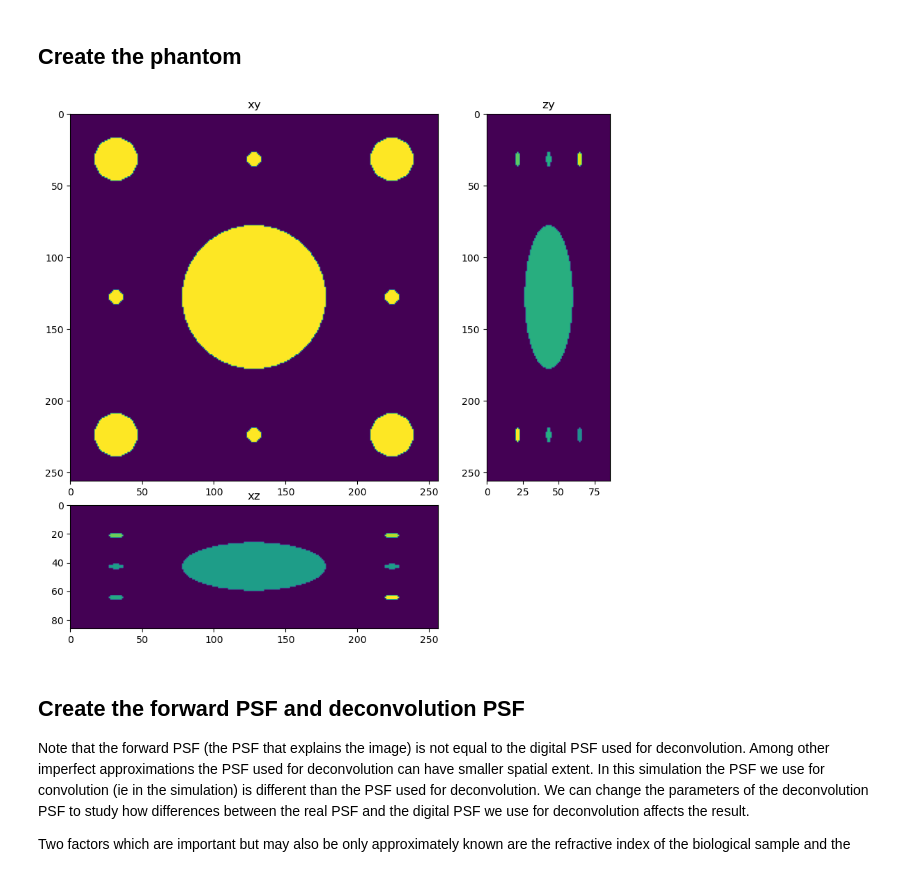
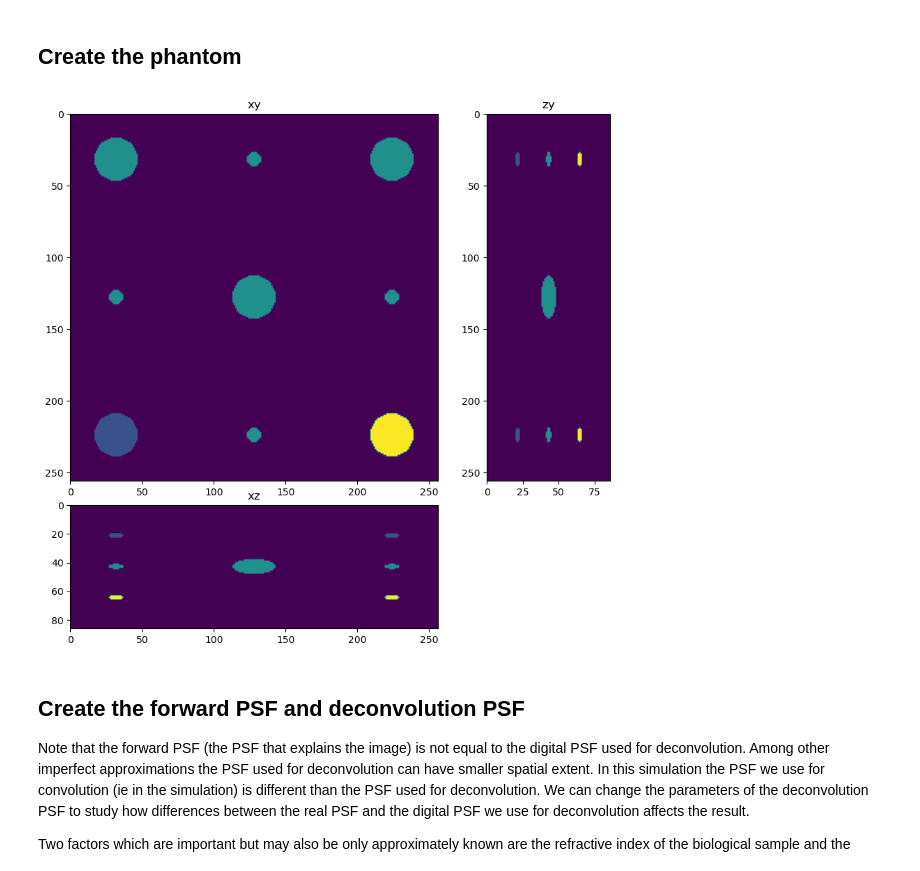
Before and after one commit to True-North-Intelligent-Algorithms/deconvolution-gpu-dl-course, a Jupyter notebook: docs/20_deconvolution/90_decon_systems_design.ipynb, the cells around one changed output. Saved outputs shown, nothing was run; the diff lists cells and outputs as text; code cells hidden in the pictures.

```diff
--- a/docs/20_deconvolution/90_decon_systems_design.ipynb
+++ b/docs/20_deconvolution/90_decon_systems_design.ipynb
@@ -76,45 +79,45 @@ add_small_to_large(phantom, small_sphere, 7*phantom.shape[2]//8, phantom.shape[1
 add_small_to_large(phantom, small_sphere, phantom.shape[2]//2, phantom.shape[1]//8, phantom.shape[0]//2)
 add_small_to_large(phantom, small_sphere, phantom.shape[2]//2, 7*phantom.shape[1]//8, phantom.shape[0]//2)
 
 add_small_to_large(phantom, 1.4*small_sphere, phantom.shape[2]//8, phantom.shape[1]//2, phantom.shape[0]//4)
 add_small_to_large(phantom, 1.6*small_sphere, 7*phantom.shape[2]//8, phantom.shape[1]//2, phantom.shape[0]//4)
 add_small_to_large(phantom, 1.2*small_sphere, phantom.shape[2]//2, phantom.shape[1]//8, phantom.shape[0]//4)
 add_small_to_large(phantom, 1.6*small_sphere, phantom.shape[2]//2, 7*phantom.shape[1]//8, phantom.shape[0]//4)
 
 add_small_to_large(phantom, 1.1*small_sphere, phantom.shape[2]//8, phantom.shape[1]//2, 3*phantom.shape[0]//4)
 add_small_to_large(phantom, 1.8*small_sphere, 7*phantom.shape[2]//8, phantom.shape[1]//2, 3*phantom.shape[0]//4)
 add_small_to_large(phantom, 1.5*small_sphere, phantom.shape[2]//2, phantom.shape[1]//8, 3*phantom.shape[0]//4)
 add_small_to_large(phantom, .8*small_sphere, phantom.shape[2]//2, 7*phantom.shape[1]//8, 3*phantom.shape[0]//4)
 '''
-add_small_to_large(phantom, sphere, phantom.shape[2]//2, phantom.shape[1]//2, phantom.shape[0]//2)
+add_small_to_large(phantom, medium_sphere, phantom.shape[2]//2, phantom.shape[1]//2, phantom.shape[0]//2)
 
 add_small_to_large(phantom, medium_sphere, phantom.shape[2]//8, phantom.shape[1]//8, phantom.shape[0]//2)
-add_small_to_large(phantom, medium_sphere, phantom.shape[2]//8, 7*phantom.shape[1]//8, phantom.shape[0]//2)
+add_small_to_large(phantom, 0.5*medium_sphere, phantom.shape[2]//8, 7*phantom.shape[1]//8, phantom.shape[0]//2)
 add_small_to_large(phantom, medium_sphere, 7*phantom.shape[2]//8, phantom.shape[1]//8, phantom.shape[0]//2)
-add_small_to_large(phantom, medium_sphere, 7*phantom.shape[2]//8, 7*phantom.shape[1]//8, phantom.shape[0]//2)
+add_small_to_large(phantom, 2*medium_sphere, 7*phantom.shape[2]//8, 7*phantom.shape[1]//8, phantom.shape[0]//2)
 
 add_small_to_large(phantom, small_sphere, phantom.shape[2]//8, phantom.shape[1]//2, phantom.shape[0]//2)
 add_small_to_large(phantom, small_sphere, 7*phantom.shape[2]//8, phantom.shape[1]//2, phantom.shape[0]//2)
 add_small_to_large(phantom, small_sphere, phantom.shape[2]//2, phantom.shape[1]//8, phantom.shape[0]//2)
 add_small_to_large(phantom, small_sphere, phantom.shape[2]//2, 7*phantom.shape[1]//8, phantom.shape[0]//2)
 
-add_small_to_large(phantom, 1.4*small_sphere, phantom.shape[2]//8, phantom.shape[1]//2, phantom.shape[0]//4)
-add_small_to_large(phantom, 1.6*small_sphere, 7*phantom.shape[2]//8, phantom.shape[1]//2, phantom.shape[0]//4)
-add_small_to_large(phantom, 1.2*small_sphere, phantom.shape[2]//2, phantom.shape[1]//8, phantom.shape[0]//4)
-add_small_to_large(phantom, 1.6*small_sphere, phantom.shape[2]//2, 7*phantom.shape[1]//8, phantom.shape[0]//4)
+add_small_to_large(phantom, 0.5*small_sphere, phantom.shape[2]//8, phantom.shape[1]//2, phantom.shape[0]//4)
+add_small_to_large(phantom, 0.5*small_sphere, 7*phantom.shape[2]//8, phantom.shape[1]//2, phantom.shape[0]//4)
+add_small_to_large(phantom, 0.5*small_sphere, phantom.shape[2]//2, phantom.shape[1]//8, phantom.shape[0]//4)
+add_small_to_large(phantom, 0.5*small_sphere, phantom.shape[2]//2, 7*phantom.shape[1]//8, phantom.shape[0]//4)
 
-add_small_to_large(phantom, 1.1*small_sphere, phantom.shape[2]//8, phantom.shape[1]//2, 3*phantom.shape[0]//4)
-add_small_to_large(phantom, 1.8*small_sphere, 7*phantom.shape[2]//8, phantom.shape[1]//2, 3*phantom.shape[0]//4)
-add_small_to_large(phantom, 1.5*small_sphere, phantom.shape[2]//2, phantom.shape[1]//8, 3*phantom.shape[0]//4)
-add_small_to_large(phantom, .8*small_sphere, phantom.shape[2]//2, 7*phantom.shape[1]//8, 3*phantom.shape[0]//4)
+add_small_to_large(phantom, 2*small_sphere, phantom.shape[2]//8, phantom.shape[1]//2, 3*phantom.shape[0]//4)
+add_small_to_large(phantom, 2*small_sphere, 7*phantom.shape[2]//8, phantom.shape[1]//2, 3*phantom.shape[0]//4)
+add_small_to_large(phantom, 2*small_sphere, phantom.shape[2]//2, phantom.shape[1]//8, 3*phantom.shape[0]//4)
+add_small_to_large(phantom, 2*small_sphere, phantom.shape[2]//2, 7*phantom.shape[1]//8, 3*phantom.shape[0]//4)
 
 phantom = phantom[::3,:,:]
 phantom = phantom*gain
 dh.show_xyz_slice(phantom, 'tnia')
 # set title
 #fig.suptitle('Phantom with z sub-sampling=3')
 # %% [output]
-[figure, old version]
+[figure, new version]
 # %% [markdown]
 ## Create the forward PSF and deconvolution PSF
 
```
Also changed, not shown: parts of 12 cells of this notebook, 5 other files.
